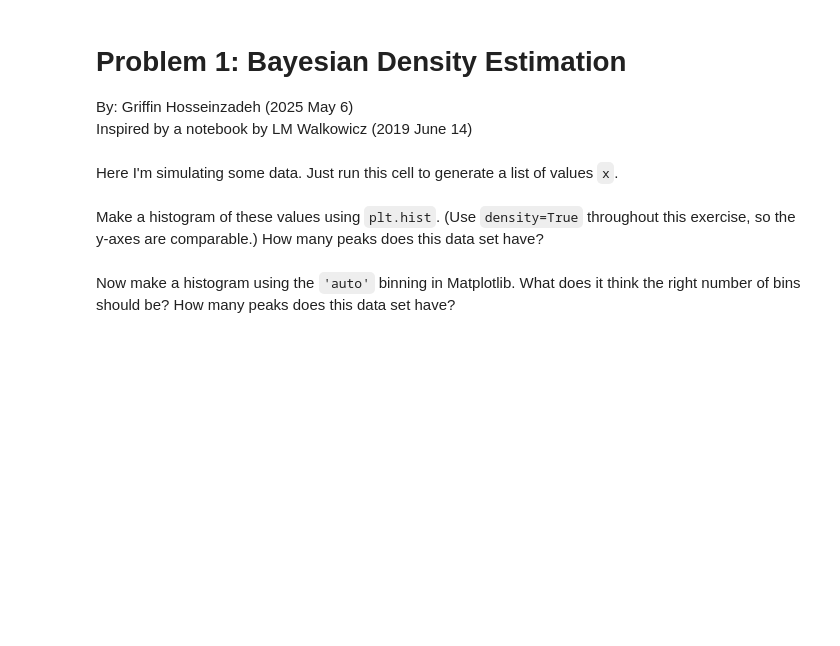
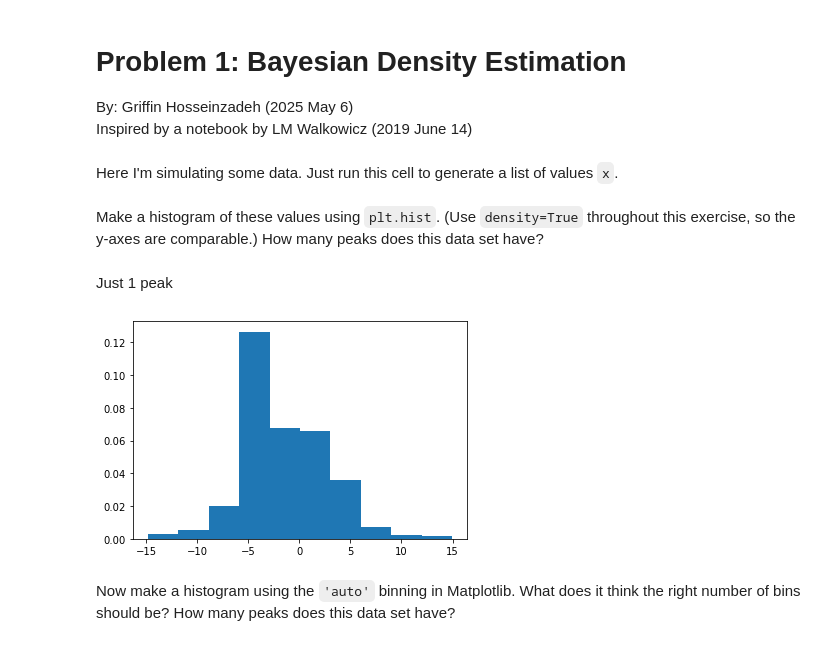
Before and after one commit to ASTR154/nonparametric-modeling, a Jupyter notebook: nonparametric-modeling.ipynb, the cells around one changed output. Saved outputs shown, nothing was run; the diff lists cells and outputs as text; code cells hidden in the pictures; blank space fills up the shorter version.

```diff
--- a/nonparametric-modeling.ipynb
+++ b/nonparametric-modeling.ipynb
@@ -26,3 +24,10 @@ plt.hist(  # complete
+# %% [markdown]
+Just 1 peak
+# %%
+plt.hist(x, density = True)
+plt.show()
+# %% [output]
+[figure, added]
 # %% [markdown]
 Now make a histogram using the `'auto'` binning in Matplotlib. What does it think the right number of bins should be? How many peaks does this data set have?
 # %%
```
Also changed, not shown: parts of 30 cells of this notebook.
